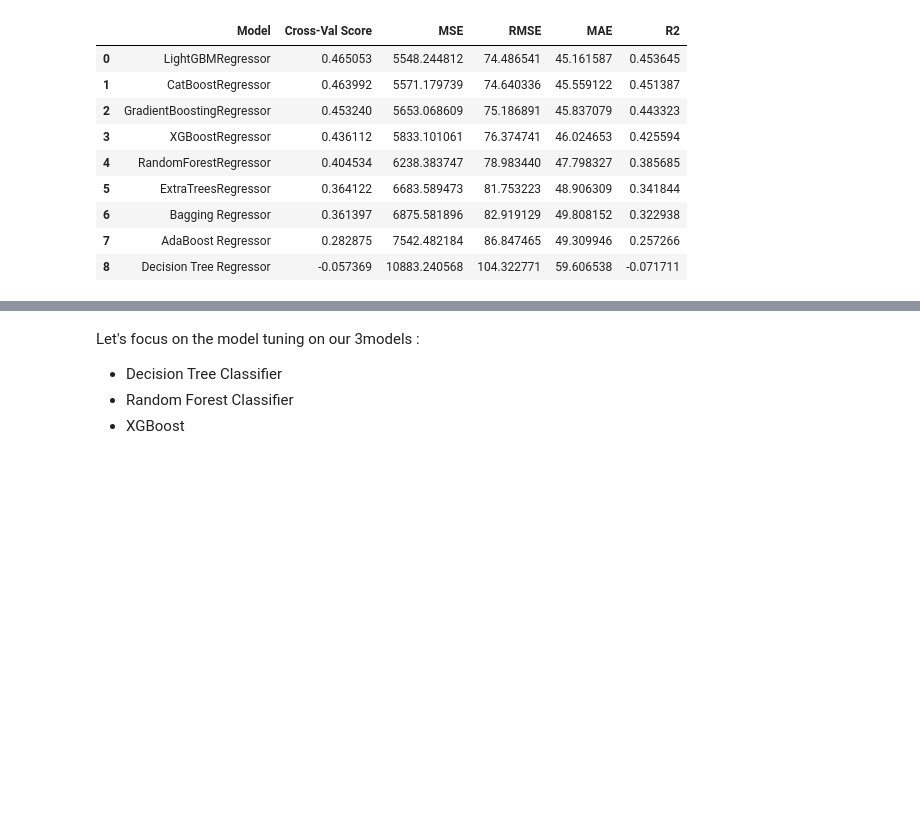
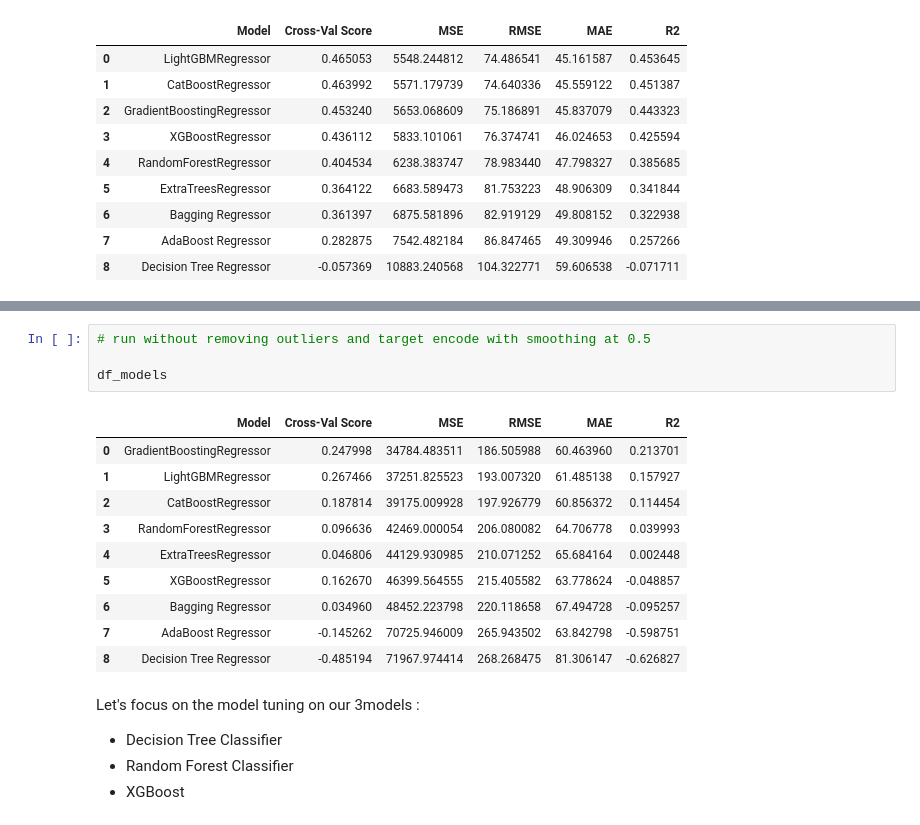
Before and after one commit to albnsft/EL, a Jupyter notebook: modeling.ipynb, the cells around one changed output, grey strips where cells are left out. Saved outputs shown, nothing was run; the diff lists cells and outputs as text; blank space fills up the shorter version.

```diff
--- a/modeling.ipynb
+++ b/modeling.ipynb
@@ -437,3 +507,18 @@ df_models
+# %%
+# run without removing outliers and target encode with smoothing at 0.5
+
+df_models
+# %% [output]
+|  | Model | Cross-Val Score | MSE | RMSE | MAE | R2 |
+| 0 | GradientBoostingRegressor | 0.247998 | 34784.483511 | 186.505988 | 60.463960 | 0.213701 |
+| 1 | LightGBMRegressor | 0.267466 | 37251.825523 | 193.007320 | 61.485138 | 0.157927 |
+| 2 | CatBoostRegressor | 0.187814 | 39175.009928 | 197.926779 | 60.856372 | 0.114454 |
+| 3 | RandomForestRegressor | 0.096636 | 42469.000054 | 206.080082 | 64.706778 | 0.039993 |
+| 4 | ExtraTreesRegressor | 0.046806 | 44129.930985 | 210.071252 | 65.684164 | 0.002448 |
+| 5 | XGBoostRegressor | 0.162670 | 46399.564555 | 215.405582 | 63.778624 | -0.048857 |
+| 6 | Bagging Regressor | 0.034960 | 48452.223798 | 220.118658 | 67.494728 | -0.095257 |
+| 7 | AdaBoost Regressor | -0.145262 | 70725.946009 | 265.943502 | 63.842798 | -0.598751 |
+| 8 | Decision Tree Regressor | -0.485194 | 71967.974414 | 268.268475 | 81.306147 | -0.626827 |
 # %% [markdown]
 Let's focus on the model tuning on our 3models :
 - Decision Tree Classifier
```
Also changed, not shown: parts of 12 cells of this notebook, 4 other files.
